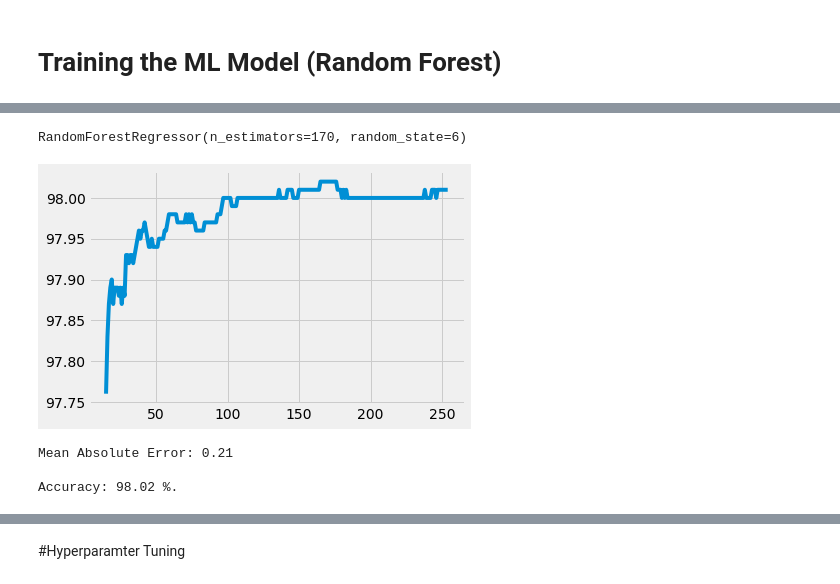
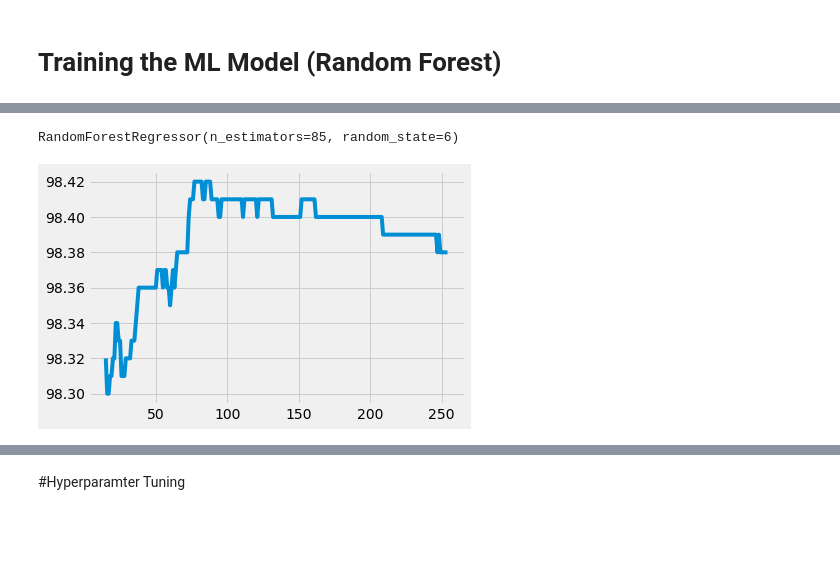
Before and after one commit to ayushranjan6456/HydrogenPrediction, a Jupyter notebook: Hydrogen_Prediction.ipynb, the cells around one changed output, grey strips where cells are left out. Drawn from its saved outputs; the diff is of its cells as text; code cells hidden in the pictures; blank space fills up the shorter version.

```diff
--- a/Hydrogen_Prediction.ipynb
+++ b/Hydrogen_Prediction.ipynb
@@ -159,0 +162,20 @@ plt.show()
+# %%
+y_pred = reg.predict(X_test)
+# Scaling the predicted Gas data back to original gas scale
+y_pred=TargetVarScalerFit.inverse_transform(y_pred)
+
+# Scaling the y_test Gas data back to original gas scale
+y_test_orig=TargetVarScalerFit.inverse_transform(y_test)
+
+# Scaling the test data back to original scale
+Test_Data=PredictorScalerFit.inverse_transform(X_test)
+
+TestingData=pd.DataFrame(data=Test_Data, columns=Predictors)
+TestingData['Gas']=y_test_orig
+TestingData['PredictedGas']=y_pred
+APE=100*(abs(TestingData['Gas']-TestingData['PredictedGas'])/TestingData['Gas'])
+TestingData['APE']=APE
+
+print('The Accuracy of Linear Regression model is:', 100 - np.mean(APE))
+
+TestingData.head()
@@ -165,15 +231,22 @@ plt.show()
 from sklearn.ensemble import RandomForestRegressor
 
 # create regressor object
+#n_estimator -> specifies the number of trees in the forest of the model.,
+#random_state -> controls the randomness of the bootstrapping of the samples used when building trees.
+
 scores = []
 for k in range(15, 255):
   regressor = RandomForestRegressor(n_estimators = k, random_state = 6)
 
-  regressor.fit(X_train, y_train)
+  regressor.fit(X_train, y_train.ravel())
   predictions = regressor.predict(X_test)
-  errors = abs(predictions - y_test)
-  y_test[y_test == 0] = 0.0000000001
-  mape = 100 * (errors / y_test)
-  accuracy = 100 - np.mean(mape)
-  if(accuracy<80) : scores.append(0)
-  else : scores.append(round(accuracy, 2))
+
+  predictions=TargetVarScalerFit.inverse_transform(predictions.reshape(-1,1))
+  # Scaling the y_test Gas data back to original gas scale
+  y_test_orig=TargetVarScalerFit.inverse_transform(y_test)
+  # Scaling the test data back to original scale
+  APE=100*(abs(y_test_orig-predictions)/y_test_orig)
+  accuracy = 100 - np.mean(APE)
+
+  print(k, '->', accuracy)
+  scores.append(round(accuracy, 2))
@@ -180,29 +271,22 @@ for k in range(15, 255):
 # %%
 plt.plot(range(15, 255), scores)
 
-regressor = RandomForestRegressor(n_estimators = 170, random_state = 6)
-regressor.fit(X_train, y_train)
+regressor = RandomForestRegressor(n_estimators = 85, random_state = 6)
+regressor.fit(X_train, y_train.ravel())
 # %% [output]
-RandomForestRegressor(n_estimators=170, random_state=6)
+RandomForestRegressor(n_estimators=85, random_state=6)
-[figure, old version]
+[figure, new version]
 # %%
 # Use the forest's predict method on the test data
-predictions = regressor.predict(X_test)
+# predictions = regressor.predict(X_test)
 
-# Calculate mean absolute error (mae)
-errors = abs(predictions - y_test)
-print('Mean Absolute Error:', round(np.mean(errors), 2))
+# # Calculate mean absolute error (mae)
+# errors = abs(predictions - y_test)
+# print('Mean Absolute Error:', round(np.mean(errors), 2))
 
-#Replace 0 in y_test with small value to avoid divide by 0 error
-y_test[y_test == 0] = 0.0000000001
+# # Calculate mean absolute percentage error (MAPE)
+# mape = 100 * (errors / y_test)
 
-# Calculate mean absolute percentage error (MAPE)
-mape = 100 * (errors / y_test)
-
-# Calculate accuracy
-accuracy = 100 - np.mean(mape)
-print('\nAccuracy:', round(accuracy, 2), '%.')
+# # Calculate accuracy
+# accuracy = 100 - np.mean(mape)
+# print('\nAccuracy:', round(accuracy, 2), '%.')
-# %% [output]
-Mean Absolute Error: 0.21
-
-Accuracy: 98.02 %.
```
Also changed, not shown: parts of 18 cells of this notebook.
